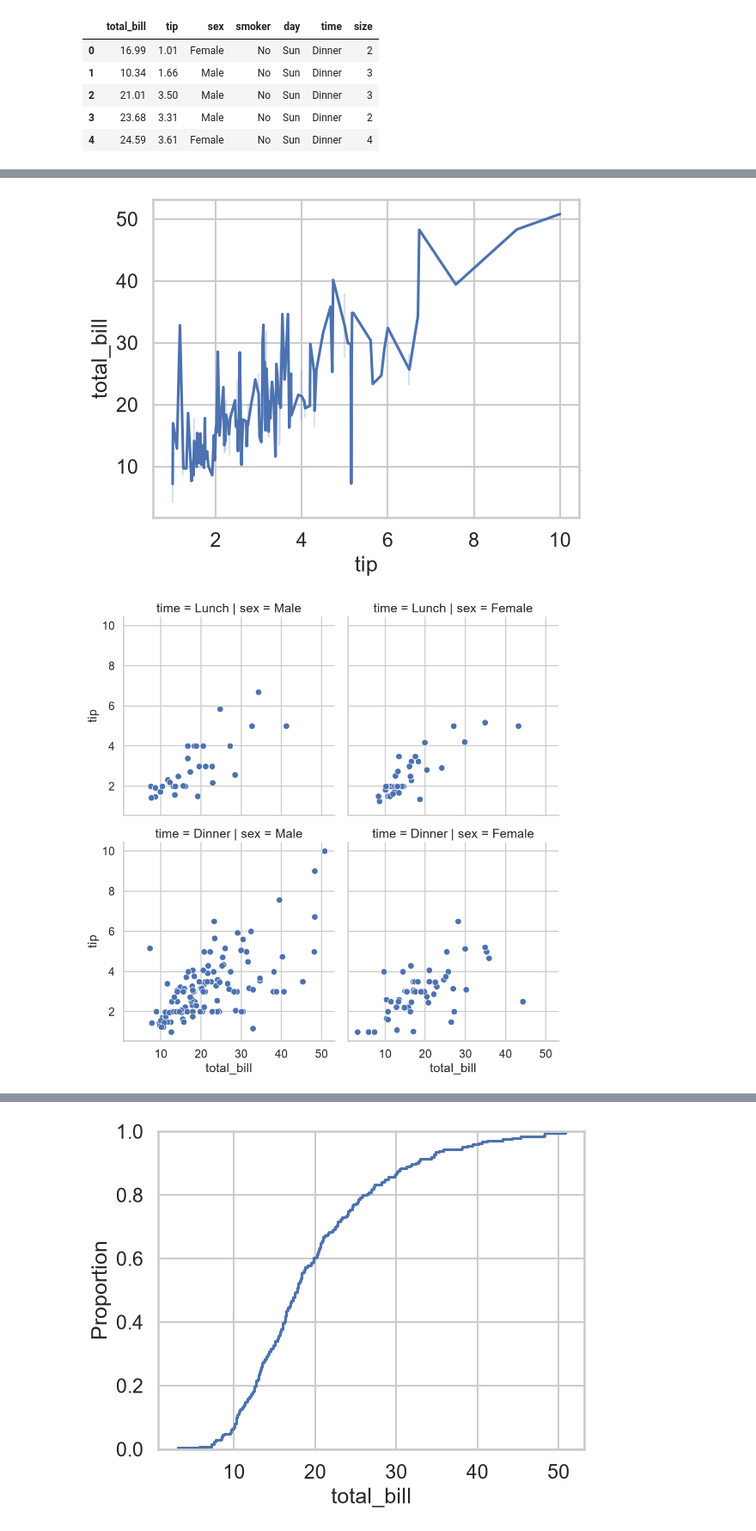
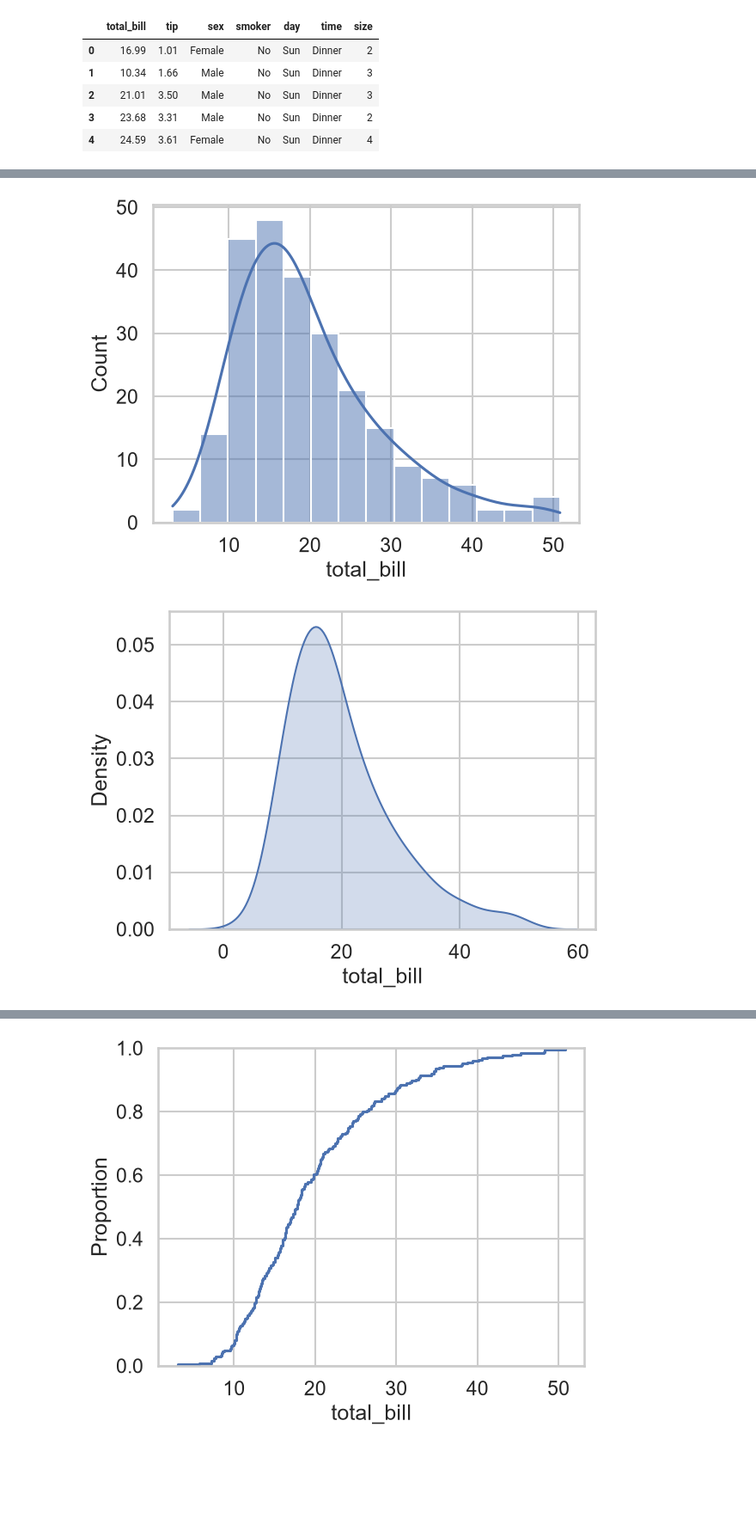
Before and after one commit to Bhawani0038/Python-Complete-Content, a Jupyter notebook: 24_seaborn/sample.ipynb, the cells around one changed output, grey strips where cells are left out. Shown at 86% size. Saved outputs shown, nothing was run; the diff lists cells and outputs as text; code cells hidden in the pictures; blank space fills up the shorter version.

```diff
--- a/24_seaborn/sample.ipynb
+++ b/24_seaborn/sample.ipynb
@@ -71,11 +29,10 @@ fmri.head()
 # %%
-
-sns.lineplot(data=df, x="tip", y="total_bill")
+sns.histplot(data=df, x="total_bill", kde = True)
 plt.show()
 # %% [output]
-[figure, old version]
+[figure, new version]
 # %%
-sns.relplot(data=df, x="total_bill", y="tip", kind="scatter", col = 'sex' , row = 'time')
+sns.kdeplot(data=df, x="total_bill", fill=True)
 plt.show()
 # %% [output]
-[figure, old version]
+[figure, new version]
```
Also changed, not shown: parts of 57 cells of this notebook, 8 other files.
